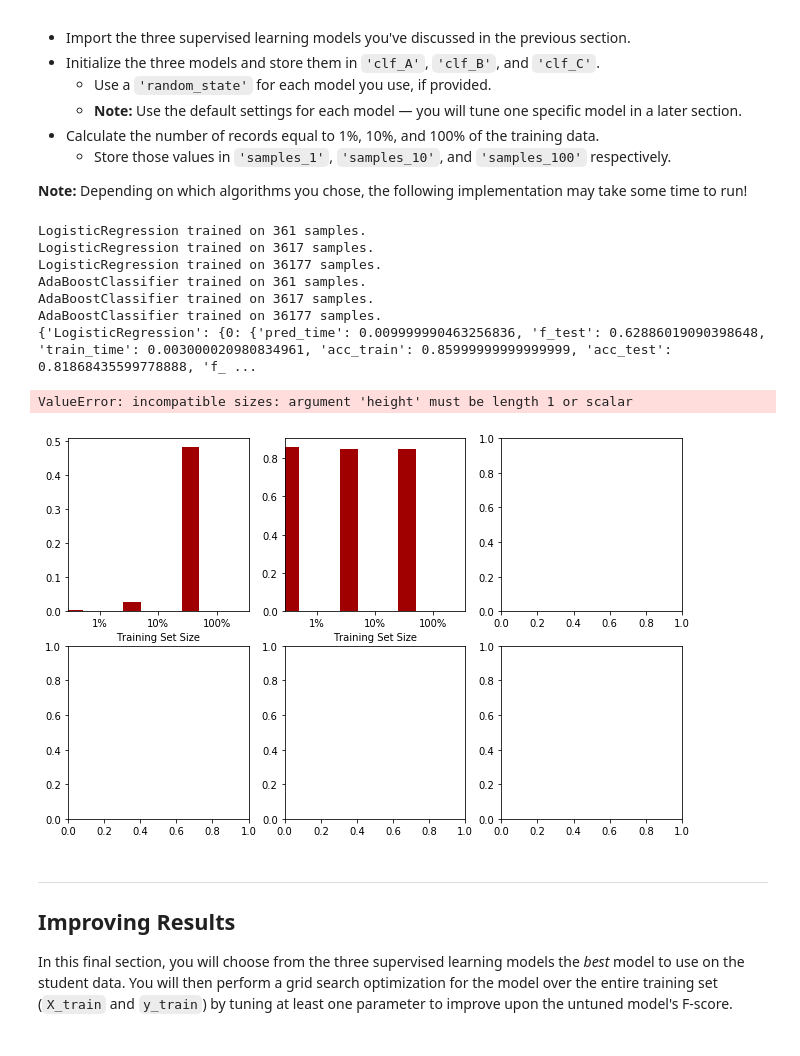
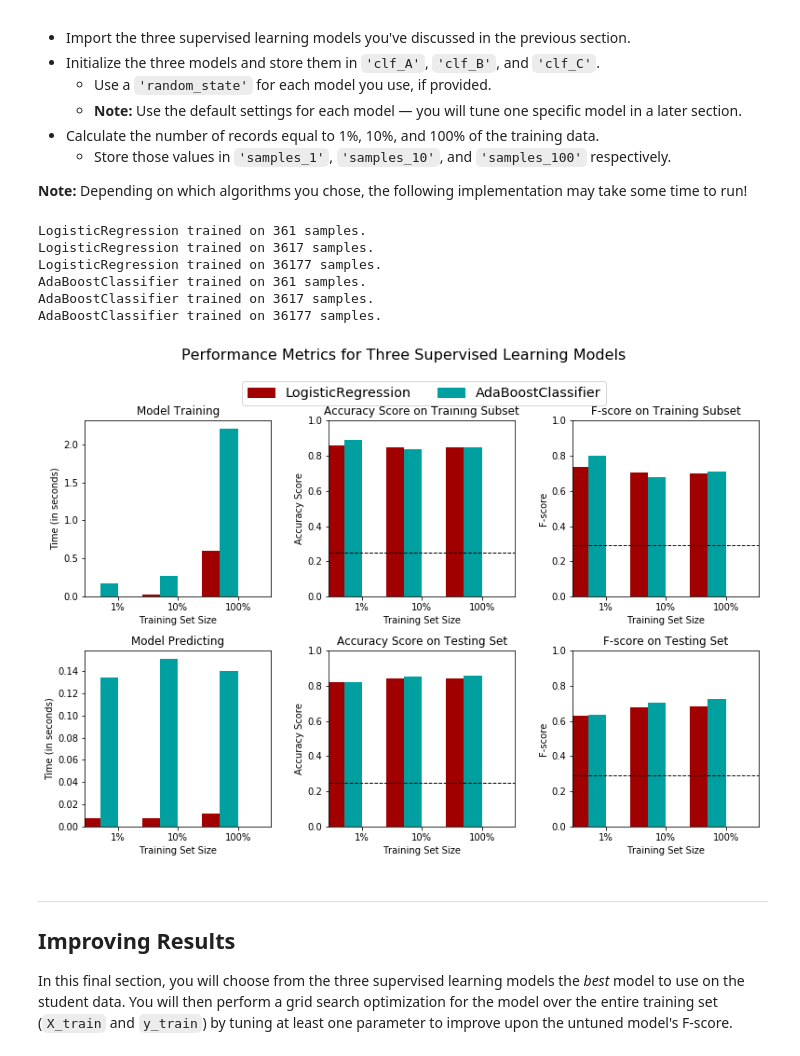
Before and after one commit to dgonzalez33/machine-learning, a Jupyter notebook: projects/finding_donors/finding_donors.ipynb, the cells around one changed output. Cells and saved outputs as stored; diff of their text form; code cells hidden in the pictures.

```diff
--- a/projects/finding_donors/finding_donors.ipynb
+++ b/projects/finding_donors/finding_donors.ipynb
@@ -343,13 +343,12 @@ def train_predict(learner, sample_size, X_train, y_train, X_test, y_test):
     results['acc_test'] = accuracy_score(y_test, predictions_test)
 
     # TODO: Compute F-score on the the first 300 training samples using fbeta_score()
-    results['f_train'] = fbeta_score(y_train[:300], predictions_train, average=None, beta=0.5)
+    results['f_train'] = fbeta_score(y_train[:300], predictions_train, beta=0.5)
 
     # TODO: Compute F-score on the test set which is y_test
     results['f_test'] = fbeta_score(y_test, predictions_test, beta=0.5)
 
     # Success
-    print("{} trained on {} samples.".format(learner.__class__.__name__, sample_size))
 
     # Return the results
     return results
@@ -372,38 +371,36 @@ from sklearn.svm import SVC
 # TODO: Initialize the three models
 clf_A = LogisticRegression()
 clf_B = AdaBoostClassifier(random_state=0)
-# clf_C = SVC(random_state=0)
+clf_C = SVC()
 
 # TODO: Calculate the number of samples for 1%, 10%, and 100% of the training data
 # HINT: samples_100 is the entire training set i.e. len(y_train)
 # HINT: samples_10 is 10% of samples_100
 # HINT: samples_1 is 1% of samples_100
 samples_100 = len(y_train)
 samples_10 = samples_100/10
 samples_1 = samples_10/10
 
 # Collect results on the learners
 results = {}
 for clf in [clf_A, clf_B,]:
     clf_name = clf.__class__.__name__
     results[clf_name] = {}
     for i, samples in enumerate([samples_1, samples_10, samples_100]):
         results[clf_name][i] = \
         train_predict(clf, samples, X_train, y_train, X_test, y_test)
 
 # Run metrics visualization for the three supervised learning models chosen
-print(results)
+
 vs.evaluate(results, accuracy, fscore)
 # %% [output]
 LogisticRegression trained on 361 samples.
 LogisticRegression trained on 3617 samples.
 LogisticRegression trained on 36177 samples.
 AdaBoostClassifier trained on 361 samples.
 AdaBoostClassifier trained on 3617 samples.
 AdaBoostClassifier trained on 36177 samples.
-{'LogisticRegression': {0: {'pred_time': 0.009999990463256836, 'f_test': 0.62886019090398648, 'train_time': 0.003000020980834961, 'acc_train': 0.85999999999999999, 'acc_test': 0.81868435599778888, 'f_ ...
-ValueError: incompatible sizes: argument 'height' must be length 1 or scalar
-[figure, old version]
+[figure, new version]
 # %% [markdown]
 ----
 ## Improving Results
```
Also changed, not shown: parts of 19 cells of this notebook, 2 other files.
